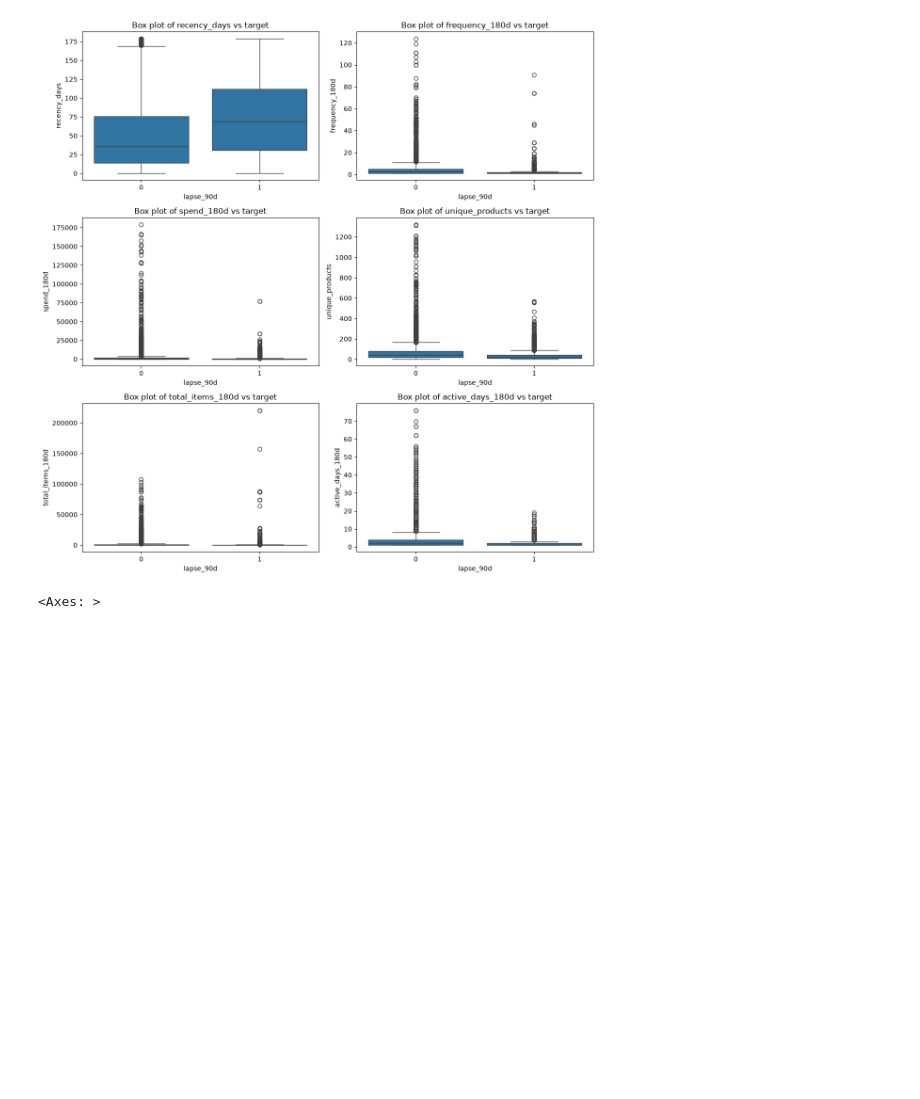
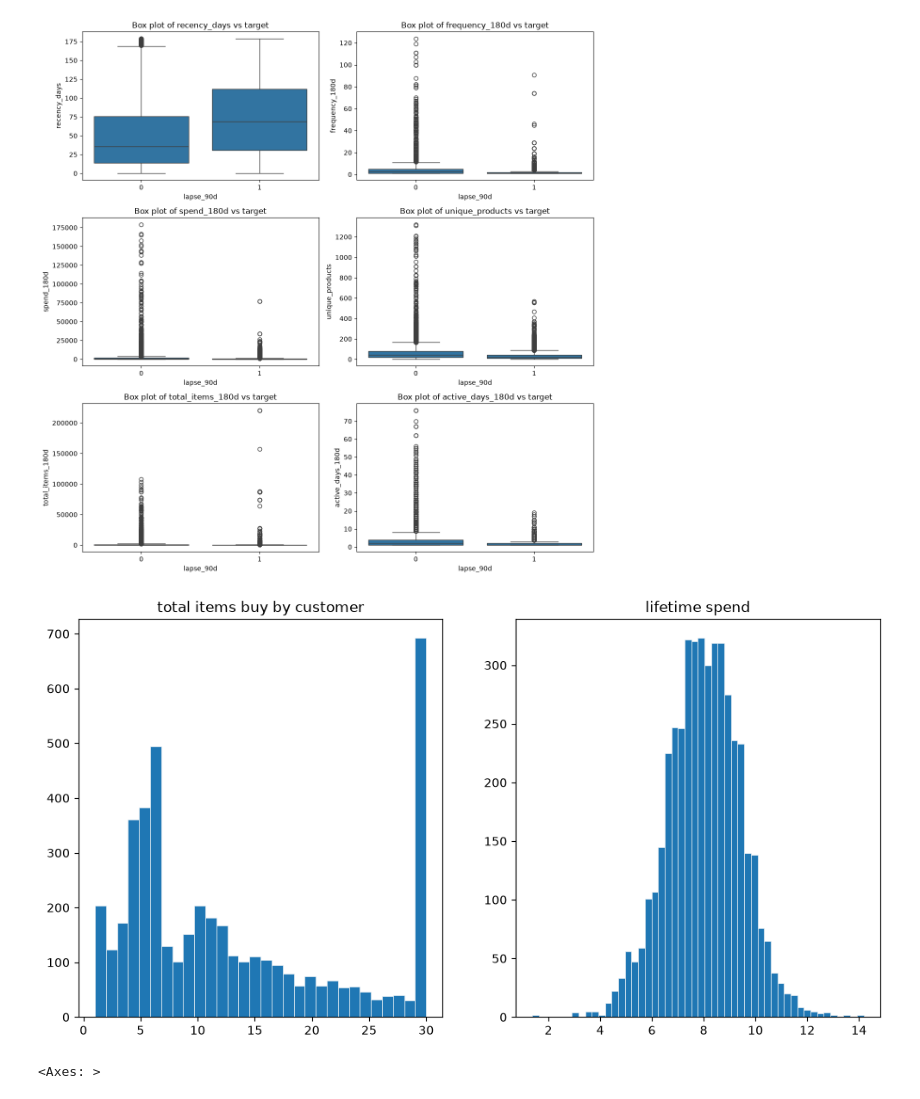
Before and after one commit to Amila-codes/Customer-Purchase-Behavior-Prediction, a Jupyter notebook: notebooks/classification_capstone_final.ipynb, the cells around one changed output. Saved outputs shown, nothing was run; the diff lists cells and outputs as text; code cells hidden in the pictures; blank space fills up the shorter version.

```diff
--- a/notebooks/classification_capstone_final.ipynb
+++ b/notebooks/classification_capstone_final.ipynb
@@ -1041,6 +1077,17 @@ plt.tight_layout()
 plt.show()
 # %% [output]
 [figure]
+# %%
+cust = train_data.groupby('customer_id').agg(orders=('active_days_180d', 'sum'), spend=('spend_180d', 'sum')).reset_index()
+fig3, axes3 = plt.subplots(1, 2, figsize=(12, 6))
+
+axes3[0].hist(cust["orders"].clip(upper=30), bins=30, edgecolor="#fcfcfb", linewidth=0.4)
+axes3[0].set_title('total items buy by customer')
+axes3[1].hist(np.log1p(cust["spend"]), bins=50, edgecolor="#fcfcfb", linewidth=0.4)
+axes3[1].set_title('lifetime spend')
+plt.show()
+# %% [output]
+[figure, added]
 # %%
 # Correlation between columns
 corr_cols = [
```
Also changed, not shown: parts of 14 cells of this notebook.
